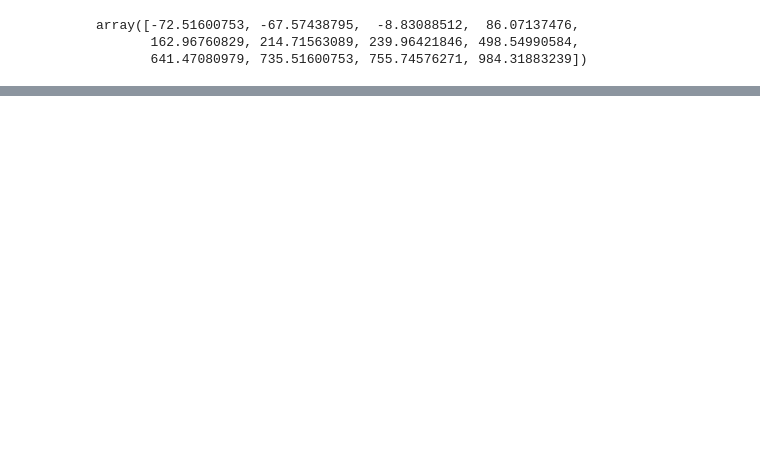
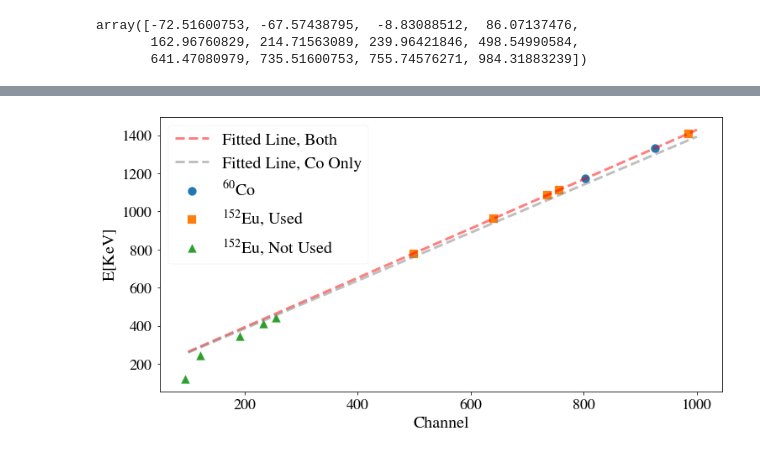
Before and after one commit to DickyChant/AdvNuclExp, a Jupyter notebook: Exp2/analysis/analysis.ipynb, the cells around one changed output, grey strips where cells are left out. Saved outputs shown, nothing was run; the diff lists cells and outputs as text; code cells hidden in the pictures; blank space fills up the shorter version.

```diff
--- a/Exp2/analysis/analysis.ipynb
+++ b/Exp2/analysis/analysis.ipynb
@@ -220,0 +213,2 @@ plt.savefig("../plots/Roughly_Cali_full.pdf")
+# %%
+Eu152_full_csv = pd.read_csv("../data/152Eu_full.csv").set_index("Peak")
@@ -220,0 +246,13 @@ plt.savefig("../plots/Roughly_Cali_full.pdf")
+# %%
+plt.figure(figsize=(12,6))
+plt.scatter(Co60_csv['Channel'],Co60_csv['E'],marker="o",label="$^{60}$Co")
+plt.scatter(Eu152_full_csv['Channel'][:5],Eu152_full_csv['E'][:5],marker="s",label="$^{152}$Eu, Used")
+plt.scatter(Eu152_full_csv['Channel'][5:],Eu152_full_csv['E'][5:],marker="^",label="$^{152}$Eu, Not Used")
+plt.plot(np.linspace(100,1000),np.linspace(100,1000)*1.2945+133.4078,"--",color="red",alpha=0.5,label="Fitted Line, Both")
+plt.plot(np.linspace(100,1000),np.linspace(100,1000)*1.2591+133.22,"--",color="gray",alpha=0.5,label="Fitted Line, Co Only")
+plt.xlabel("Channel")
+plt.ylabel("E$[KeV]$")
+plt.legend()
+plt.savefig("../plots/Full_Fit.pdf")
+# %% [output]
+[figure, added]
```
Also changed, not shown: parts of 20 cells of this notebook, 24 other files.
